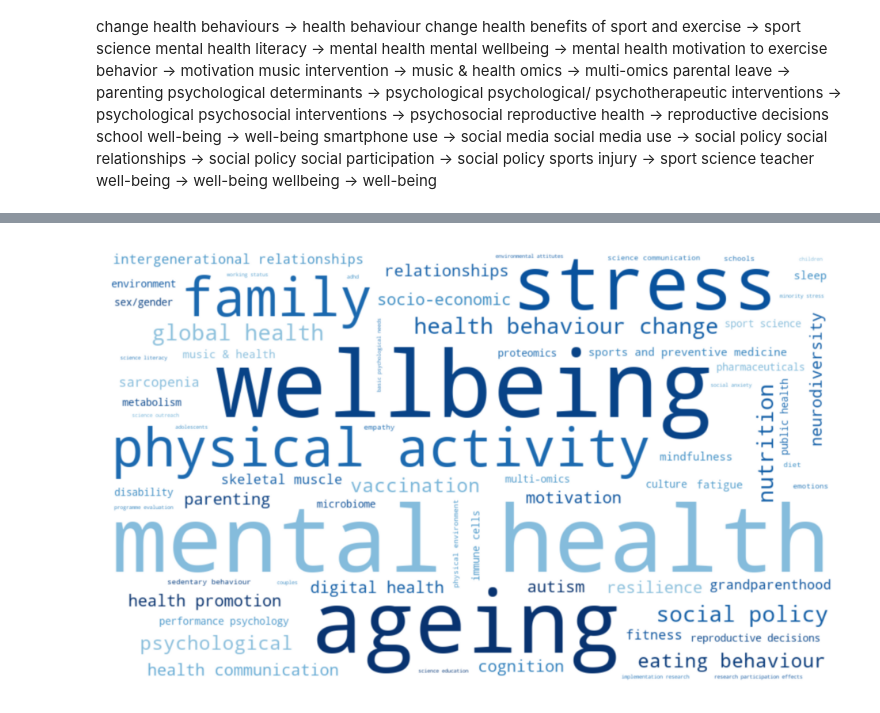
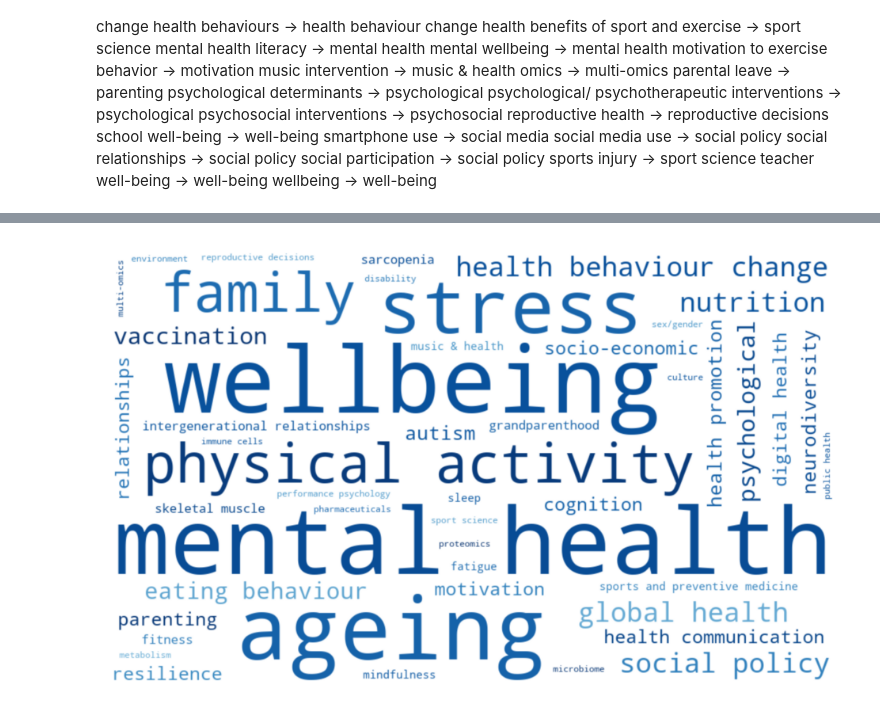
Before and after one commit to lakhi/health_in_society_research_network, a Jupyter notebook: notebooks/word_clouds.ipynb, the cells around one changed output, grey strips where cells are left out. Drawn from its saved outputs; the diff is of its cells as text; code cells hidden in the pictures.

Commit message:
updated layout of page and title renaming based on feedback + set min font size for word clouds

```diff
--- a/notebooks/word_clouds.ipynb
+++ b/notebooks/word_clouds.ipynb
@@ -213,16 +213,18 @@ custom_blues = LinearSegmentedColormap.from_list("custom_blues", blues_colors)
 # %%
 # UPDATED HEALTH KEYWORDS WORDCLOUD
 
-health_keywords_wc = WordCloud(width=1000, height=600, max_words=70, background_color="white", colormap=custom_blues, margin=20).generate_from_frequencies(health_keywords_dict)
+health_keywords_wc = WordCloud(width=1000, height=600, max_words=70, background_color="white", colormap=custom_blues, margin=20
+                            , min_font_size=12
+                            ).generate_from_frequencies(health_keywords_dict)
 plt.figure()
 
 plt.imshow(health_keywords_wc, interpolation='bicubic')
 plt.gcf().set_size_inches(12, 10)
 plt.axis("off")
 
 plt.show()
 # %% [output]
-[figure, old version]
+[figure, new version]
 # %%
 df['research_methods_keywords'] = df['research_methods_keywords'].apply(lambda x: [keyword.lower() for keyword in x])
 # %%
```
Also changed, not shown: parts of 8 cells of this notebook, 6 other files.
